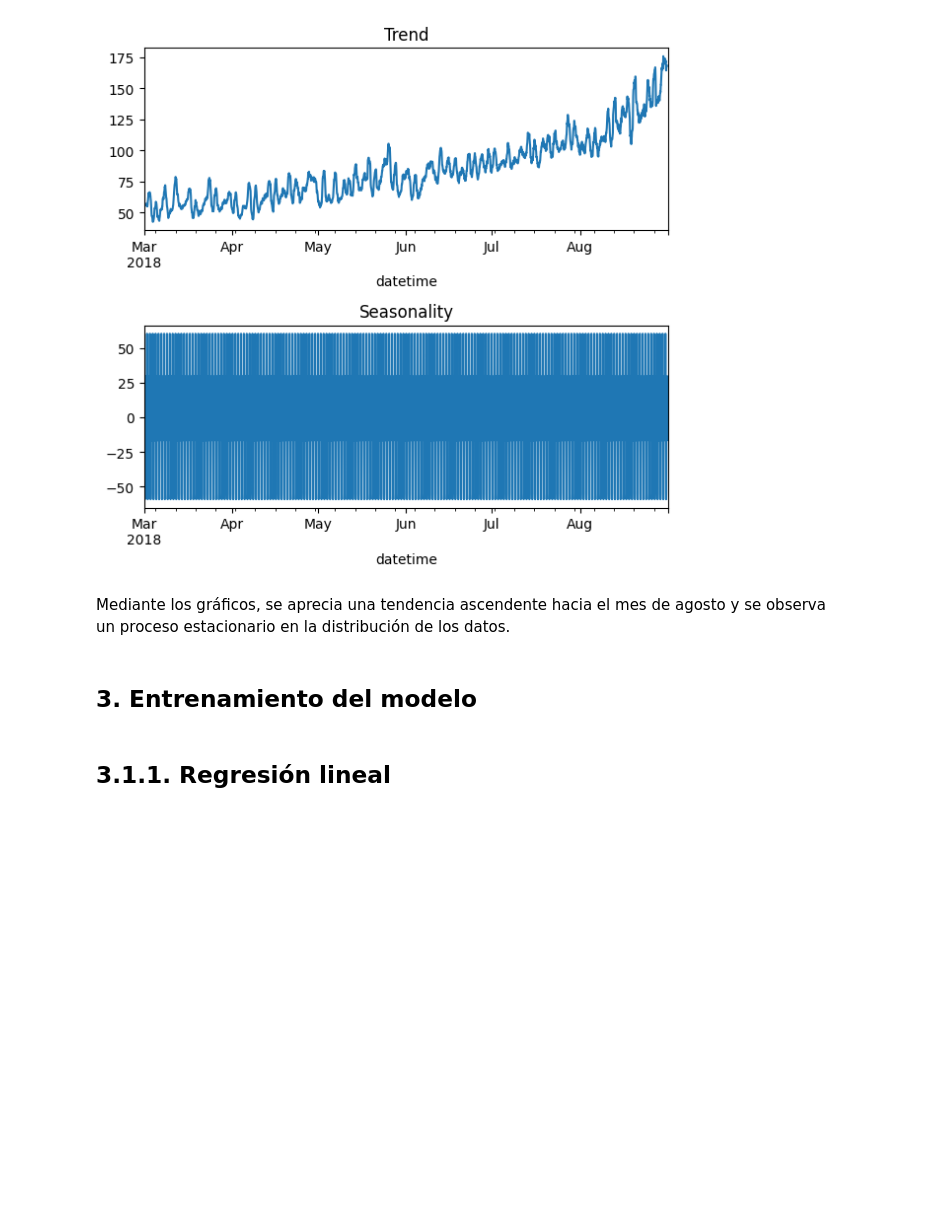
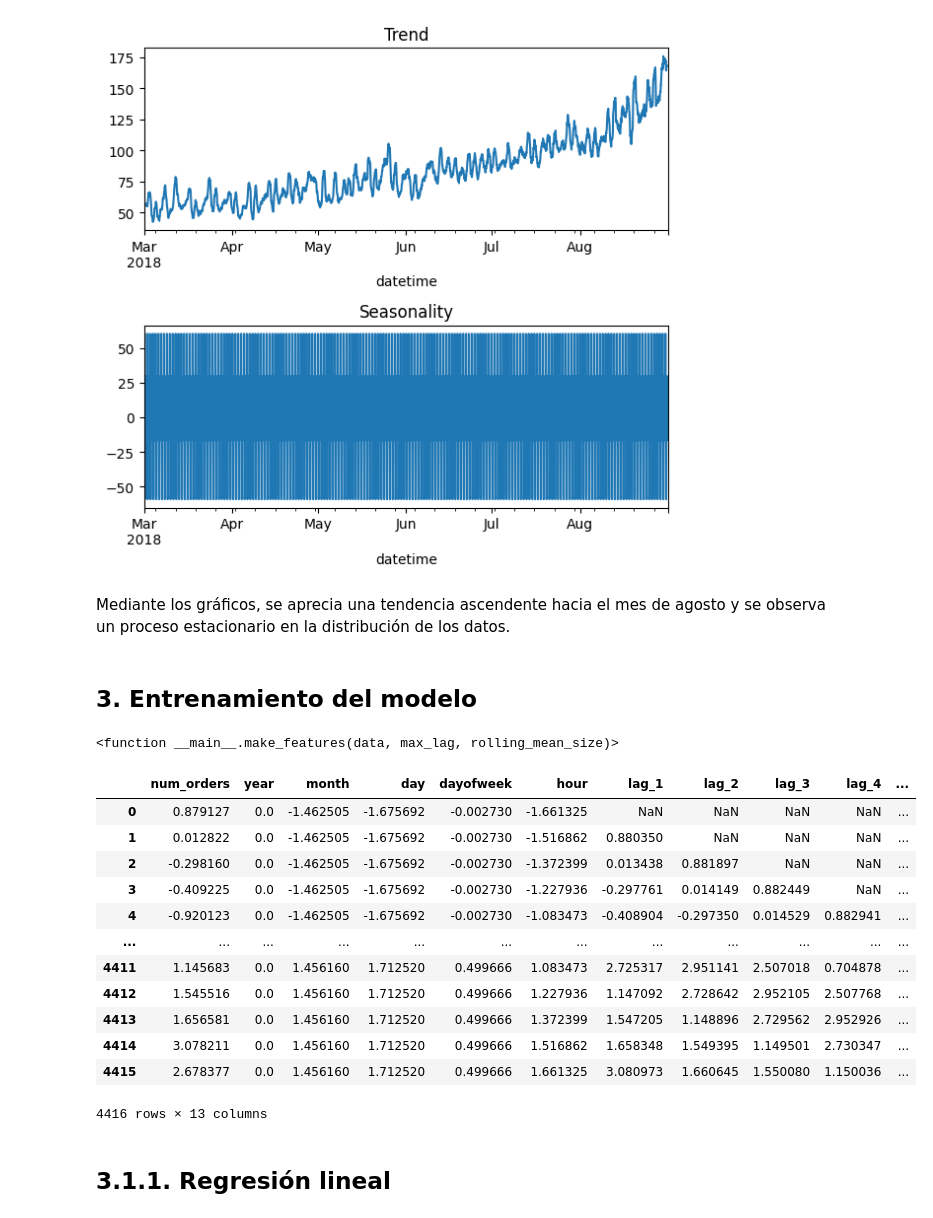
Before and after one commit to wh1tneyr/Sweet-Lift-Taxi, a Jupyter notebook: Sweet lift taxi.ipynb, the cells around one changed output. Cells and saved outputs as stored; diff of their text form; code cells hidden in the pictures; blank space fills up the shorter version.

Commit message:
escalando las caracteristicas del dataframe

```diff
--- a/Sweet lift taxi.ipynb
+++ b/Sweet lift taxi.ipynb
@@ -118,5 +119,32 @@ def make_features(data, max_lag, rolling_mean_size):
 def rmse(y_pred, y):
     mse = mean_squared_error(y_pred, y)
     return mse ** 0.5
+# %%
+#crear caracteristicas
+make_features(df_taxis, 6, 10)
+# %% [output]
+<function __main__.make_features(data, max_lag, rolling_mean_size)>
+# %%
+#escalar los datos
+scaler = StandardScaler()
+scaler.fit(df_taxis)
+
+data_scaled = pd.DataFrame(scaler.transform(df_taxis), columns=df_taxis.columns)
+
+data_scaled
+# %% [output]
+|  | num_orders | year | month | day | dayofweek | hour | lag_1 | lag_2 | lag_3 | lag_4 | ... |
+| 0 | 0.879127 | 0.0 | -1.462505 | -1.675692 | -0.002730 | -1.661325 | NaN | NaN | NaN | NaN | ... |
+| 1 | 0.012822 | 0.0 | -1.462505 | -1.675692 | -0.002730 | -1.516862 | 0.880350 | NaN | NaN | NaN | ... |
+| 2 | -0.298160 | 0.0 | -1.462505 | -1.675692 | -0.002730 | -1.372399 | 0.013438 | 0.881897 | NaN | NaN | ... |
+| 3 | -0.409225 | 0.0 | -1.462505 | -1.675692 | -0.002730 | -1.227936 | -0.297761 | 0.014149 | 0.882449 | NaN | ... |
+| 4 | -0.920123 | 0.0 | -1.462505 | -1.675692 | -0.002730 | -1.083473 | -0.408904 | -0.297350 | 0.014529 | 0.882941 | ... |
+| ... | ... | ... | ... | ... | ... | ... | ... | ... | ... | ... | ... |
+| 4411 | 1.145683 | 0.0 | 1.456160 | 1.712520 | 0.499666 | 1.083473 | 2.725317 | 2.951141 | 2.507018 | 0.704878 | ... |
+| 4412 | 1.545516 | 0.0 | 1.456160 | 1.712520 | 0.499666 | 1.227936 | 1.147092 | 2.728642 | 2.952105 | 2.507768 | ... |
+| 4413 | 1.656581 | 0.0 | 1.456160 | 1.712520 | 0.499666 | 1.372399 | 1.547205 | 1.148896 | 2.729562 | 2.952926 | ... |
+| 4414 | 3.078211 | 0.0 | 1.456160 | 1.712520 | 0.499666 | 1.516862 | 1.658348 | 1.549395 | 1.149501 | 2.730347 | ... |
+| 4415 | 2.678377 | 0.0 | 1.456160 | 1.712520 | 0.499666 | 1.661325 | 3.080973 | 1.660645 | 1.550080 | 1.150036 | ... |
+4416 rows × 13 columns
 # %%
 #segmentar los conjuntos de entrenamiento, validacion y prueba
```
Also changed, not shown: parts of 8 cells of this notebook, 4 other files.
